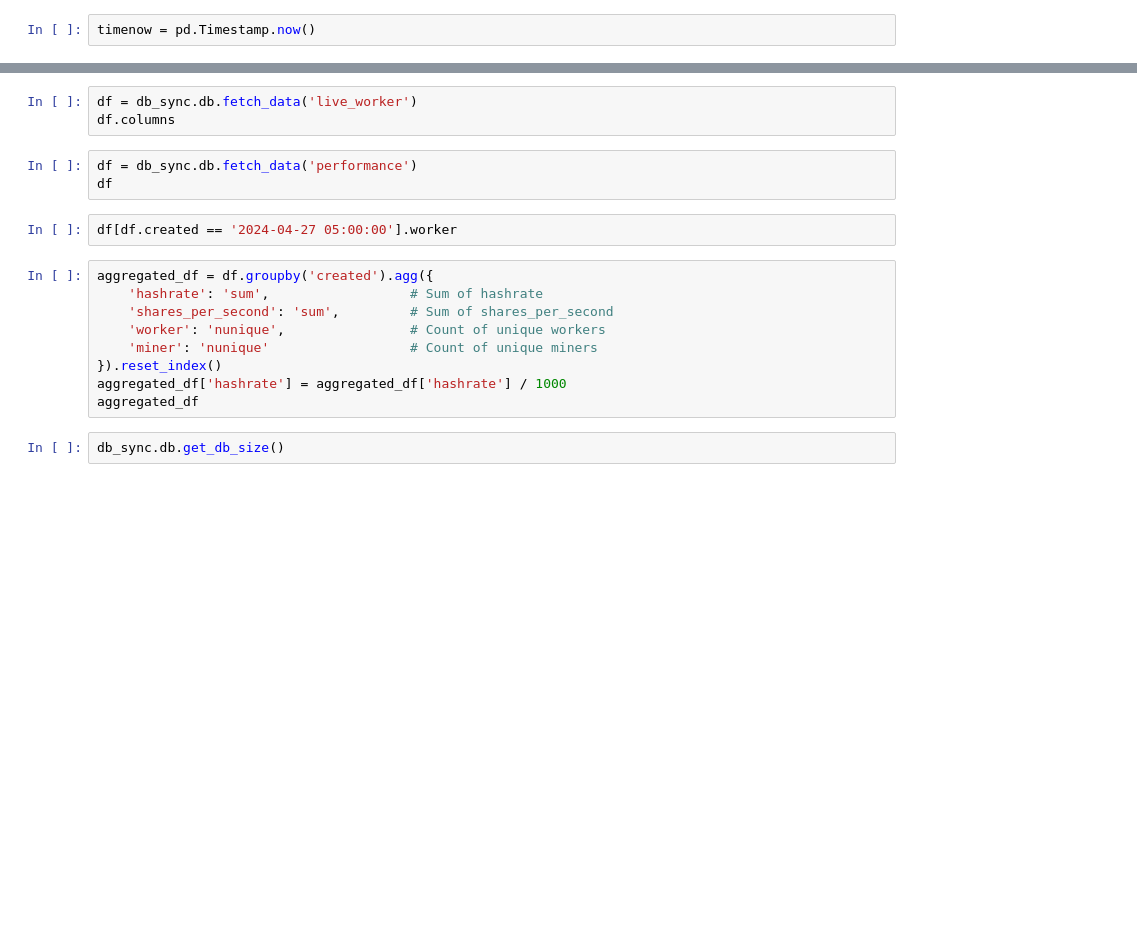
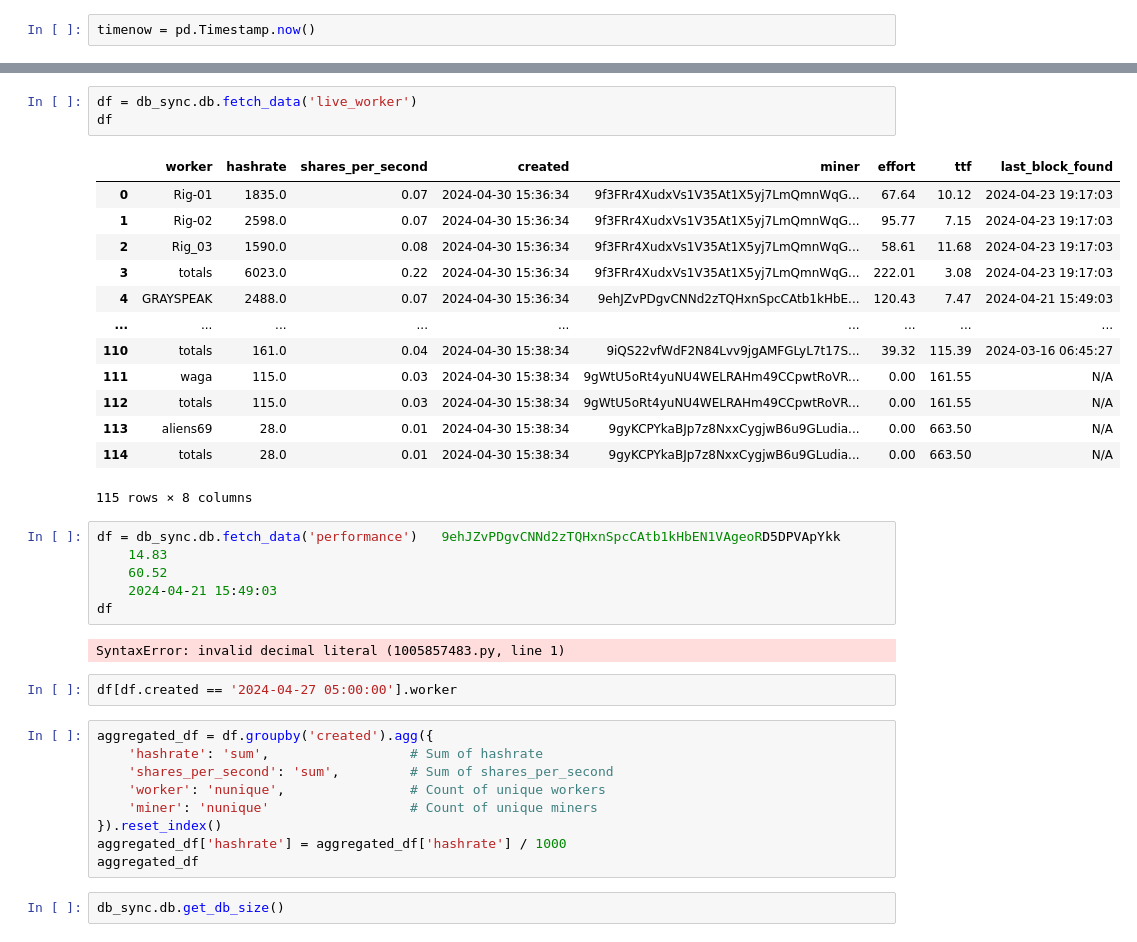
Before and after one commit to marctheshark3/sigmanaut-mining-pool-ui, a Jupyter notebook: testing_2_db.ipynb, the cells around one changed output, grey strips where cells are left out. Drawn from its saved outputs; the diff is of its cells as text; blank space fills up the shorter version.

```diff
--- a/testing_2_db.ipynb
+++ b/testing_2_db.ipynb
@@ -25,9 +89,28 @@ db_sync.update_miner_data(timenow)
 # %%
 df = db_sync.db.fetch_data('live_worker')
-df.columns
+df
+# %% [output]
+|  | worker | hashrate | shares_per_second | created | miner | effort | ttf | last_block_found |
+| 0 | Rig-01 | 1835.0 | 0.07 | 2024-04-30 15:36:34 | 9f3FRr4XudxVs1V35At1X5yj7LmQmnWqG... | 67.64 | 10.12 | 2024-04-23 19:17:03 |
+| 1 | Rig-02 | 2598.0 | 0.07 | 2024-04-30 15:36:34 | 9f3FRr4XudxVs1V35At1X5yj7LmQmnWqG... | 95.77 | 7.15 | 2024-04-23 19:17:03 |
+| 2 | Rig_03 | 1590.0 | 0.08 | 2024-04-30 15:36:34 | 9f3FRr4XudxVs1V35At1X5yj7LmQmnWqG... | 58.61 | 11.68 | 2024-04-23 19:17:03 |
+| 3 | totals | 6023.0 | 0.22 | 2024-04-30 15:36:34 | 9f3FRr4XudxVs1V35At1X5yj7LmQmnWqG... | 222.01 | 3.08 | 2024-04-23 19:17:03 |
+| 4 | GRAYSPEAK | 2488.0 | 0.07 | 2024-04-30 15:36:34 | 9ehJZvPDgvCNNd2zTQHxnSpcCAtb1kHbE... | 120.43 | 7.47 | 2024-04-21 15:49:03 |
+| ... | ... | ... | ... | ... | ... | ... | ... | ... |
+| 110 | totals | 161.0 | 0.04 | 2024-04-30 15:38:34 | 9iQS22vfWdF2N84Lvv9jgAMFGLyL7t17S... | 39.32 | 115.39 | 2024-03-16 06:45:27 |
+| 111 | waga | 115.0 | 0.03 | 2024-04-30 15:38:34 | 9gWtU5oRt4yuNU4WELRAHm49CCpwtRoVR... | 0.00 | 161.55 | N/A |
+| 112 | totals | 115.0 | 0.03 | 2024-04-30 15:38:34 | 9gWtU5oRt4yuNU4WELRAHm49CCpwtRoVR... | 0.00 | 161.55 | N/A |
+| 113 | aliens69 | 28.0 | 0.01 | 2024-04-30 15:38:34 | 9gyKCPYkaBJp7z8NxxCygjwB6u9GLudia... | 0.00 | 663.50 | N/A |
+| 114 | totals | 28.0 | 0.01 | 2024-04-30 15:38:34 | 9gyKCPYkaBJp7z8NxxCygjwB6u9GLudia... | 0.00 | 663.50 | N/A |
+115 rows × 8 columns
 # %%
-df = db_sync.db.fetch_data('performance')
+df = db_sync.db.fetch_data('performance')	9ehJZvPDgvCNNd2zTQHxnSpcCAtb1kHbEN1VAgeoRD5DPVApYkk
+	14.83
+	60.52
+	2024-04-21 15:49:03
 df
+# %% [output]
+SyntaxError: invalid decimal literal (1005857483.py, line 1)
 # %%
 df[df.created == '2024-04-27 05:00:00'].worker
 # %%
```
Also changed, not shown: parts of 14 cells of this notebook, 4 other files.
